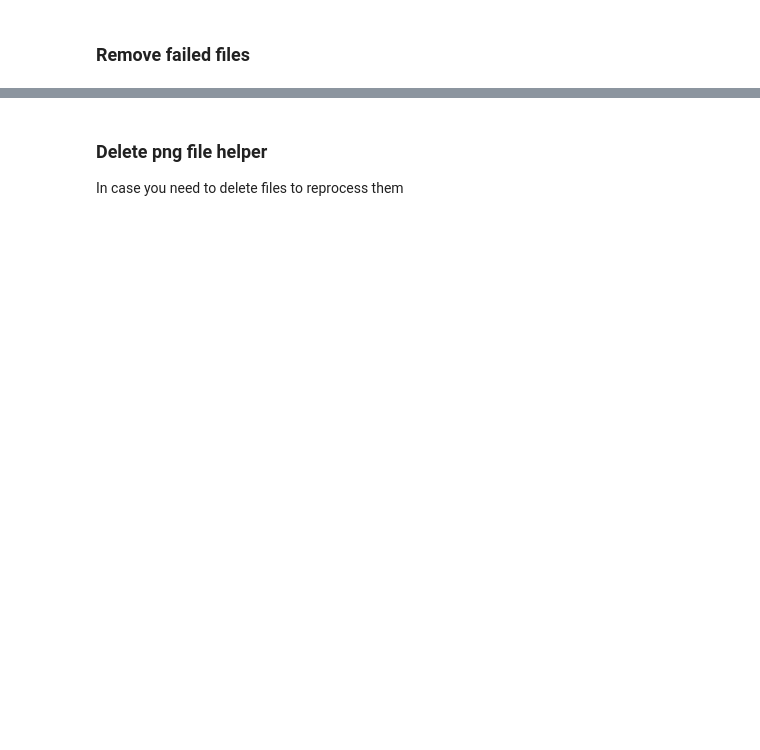
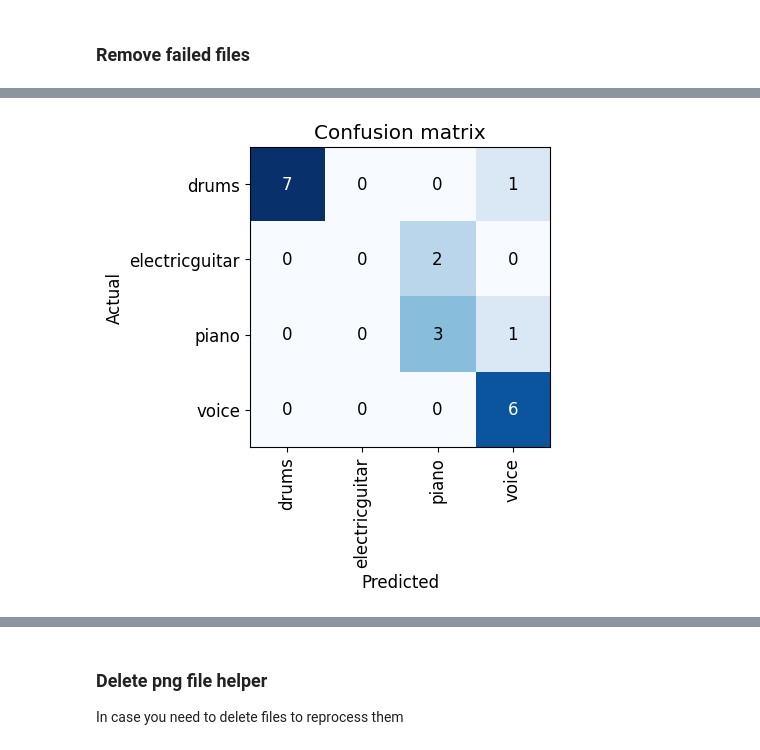
Before and after one commit to franciscorafart/audio-classifier, a Jupyter notebook: audioclassifier.ipynb, the cells around one changed output, grey strips where cells are left out. Cells and saved outputs as stored; diff of their text form; code cells hidden in the pictures; blank space fills up the shorter version.

```diff
--- a/audioclassifier.ipynb
+++ b/audioclassifier.ipynb
@@ -127,0 +163,3 @@ failed
+# %%
+learn = vision_learner(dls, resnet18, metrics=error_rate)
+learn.fine_tune(4)
@@ -127,0 +175,4 @@ failed
+# %%
+interp = ClassificationInterpretation.from_learner(learn)
+interp.plot_confusion_matrix()
+# %% [output]
@@ -127,0 +181 @@ failed
+[figure, added]
```
Also changed, not shown: parts of 23 cells of this notebook.
